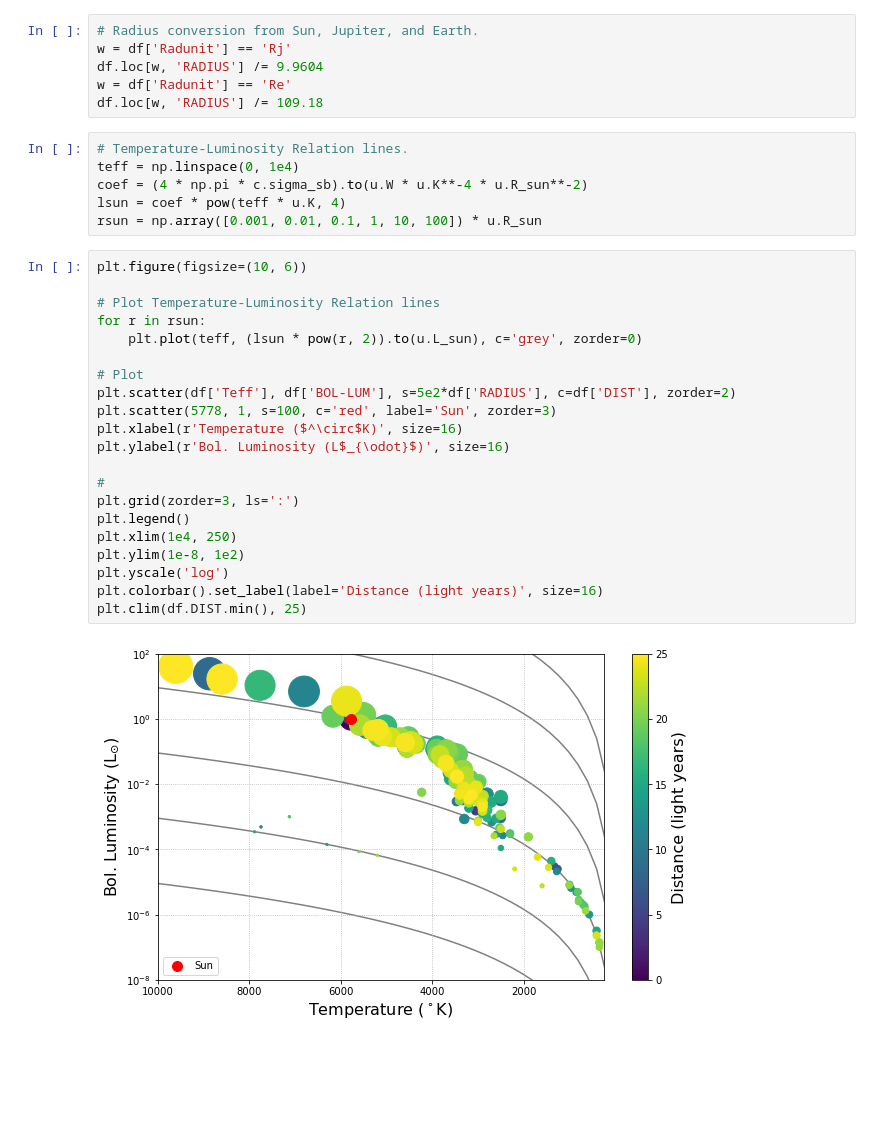
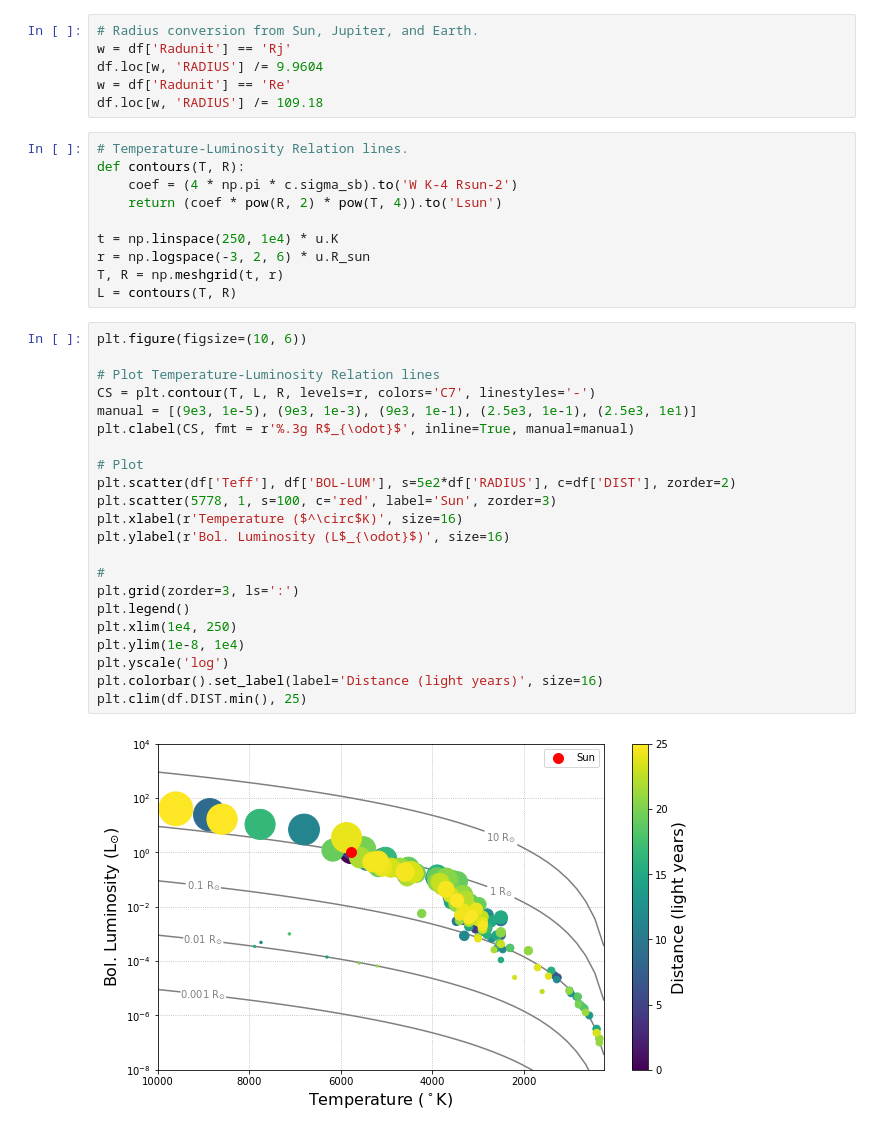
Before and after one commit to davidjaimes/nearest-stars, a Jupyter notebook: notebook/nearest-stars.ipynb, the cells around one changed output. Drawn from its saved outputs; the diff is of its cells as text; blank space fills up the shorter version.

Commit message:
finish plotting contour lines, yay

```diff
--- a/notebook/nearest-stars.ipynb
+++ b/notebook/nearest-stars.ipynb
@@ -24,32 +24,37 @@ w = df['Radunit'] == 'Rj'
 df.loc[w, 'RADIUS'] /= 9.9604
 w = df['Radunit'] == 'Re'
 df.loc[w, 'RADIUS'] /= 109.18
-# %%
-# Temperature-Luminosity Relation lines.
-teff = np.linspace(0, 1e4)
-coef = (4 * np.pi * c.sigma_sb).to(u.W * u.K**-4 * u.R_sun**-2)
-lsun = coef * pow(teff * u.K, 4)
-rsun = np.array([0.001, 0.01, 0.1, 1, 10, 100]) * u.R_sun
+# %%
+# Temperature-Luminosity Relation lines.
+def contours(T, R):
+    coef = (4 * np.pi * c.sigma_sb).to('W K-4 Rsun-2')
+    return (coef * pow(R, 2) * pow(T, 4)).to('Lsun')
+
+t = np.linspace(250, 1e4) * u.K
+r = np.logspace(-3, 2, 6) * u.R_sun
+T, R = np.meshgrid(t, r)
+L = contours(T, R)
 # %%
 plt.figure(figsize=(10, 6))
 
 # Plot Temperature-Luminosity Relation lines
-for r in rsun:
-    plt.plot(teff, (lsun * pow(r, 2)).to(u.L_sun), c='grey', zorder=0)
+CS = plt.contour(T, L, R, levels=r, colors='C7', linestyles='-')
+manual = [(9e3, 1e-5), (9e3, 1e-3), (9e3, 1e-1), (2.5e3, 1e-1), (2.5e3, 1e1)]
+plt.clabel(CS, fmt = r'%.3g R$_{\odot}$', inline=True, manual=manual)
 
 # Plot
 plt.scatter(df['Teff'], df['BOL-LUM'], s=5e2*df['RADIUS'], c=df['DIST'], zorder=2)
 plt.scatter(5778, 1, s=100, c='red', label='Sun', zorder=3)
 plt.xlabel(r'Temperature ($^\circ$K)', size=16)
 plt.ylabel(r'Bol. Luminosity (L$_{\odot}$)', size=16)
 
 #
 plt.grid(zorder=3, ls=':')
 plt.legend()
 plt.xlim(1e4, 250)
-plt.ylim(1e-8, 1e2)
+plt.ylim(1e-8, 1e4)
 plt.yscale('log')
 plt.colorbar().set_label(label='Distance (light years)', size=16)
 plt.clim(df.DIST.min(), 25)
 # %% [output]
-[figure, old version]
+[figure, new version]
```
Also changed, not shown: 3 other files.
